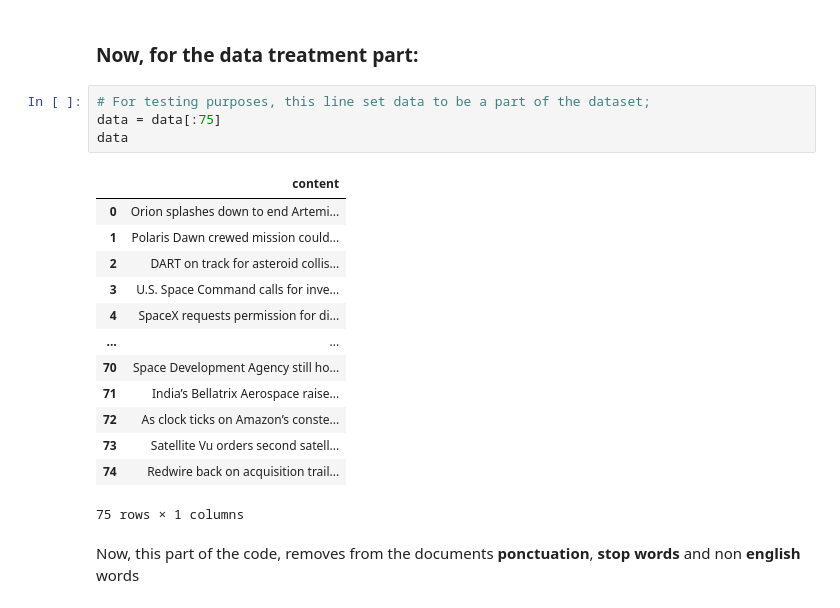
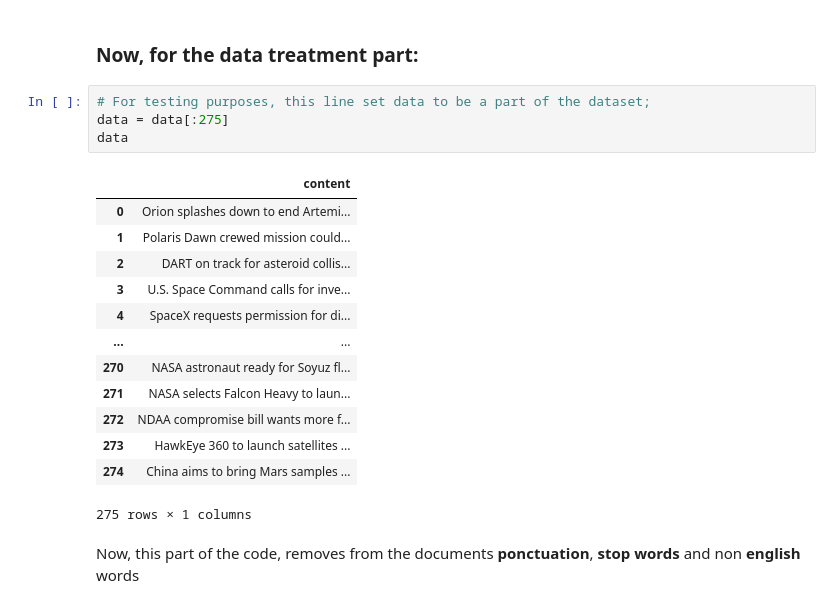
Before and after one commit to SWE3T/TopicModeling, a Jupyter notebook: SpaceNews.ipynb, the cells around one changed output. Cells and saved outputs as stored; diff of their text form.

```diff
--- a/SpaceNews.ipynb
+++ b/SpaceNews.ipynb
@@ -222,22 +228,22 @@ memory usage: 800.2+ KB
 ### Now, for the data treatment part:
 # %%
 # For testing purposes, this line set data to be a part of the dataset;
-data = data[:75]
+data = data[:275]
 data
 # %% [output]
 |  | content |
 | 0 | Orion splashes down to end Artemi... |
 | 1 | Polaris Dawn crewed mission could... |
 | 2 | DART on track for asteroid collis... |
 | 3 | U.S. Space Command calls for inve... |
 | 4 | SpaceX requests permission for di... |
 | ... | ... |
-| 70 | Space Development Agency still ho... |
-| 71 | India’s Bellatrix Aerospace raise... |
-| 72 | As clock ticks on Amazon’s conste... |
-| 73 | Satellite Vu orders second satell... |
-| 74 | Redwire back on acquisition trail... |
+| 270 | NASA astronaut ready for Soyuz fl... |
+| 271 | NASA selects Falcon Heavy to laun... |
+| 272 | NDAA compromise bill wants more f... |
+| 273 | HawkEye 360 to launch satellites ... |
+| 274 | China aims to bring Mars samples ... |
-75 rows × 1 columns
+275 rows × 1 columns
 # %% [markdown]
 Now, this part of the code, removes from the documents **ponctuation**, **stop words** and non **english** words
 # %%
```
Also changed, not shown: parts of 11 cells of this notebook.
